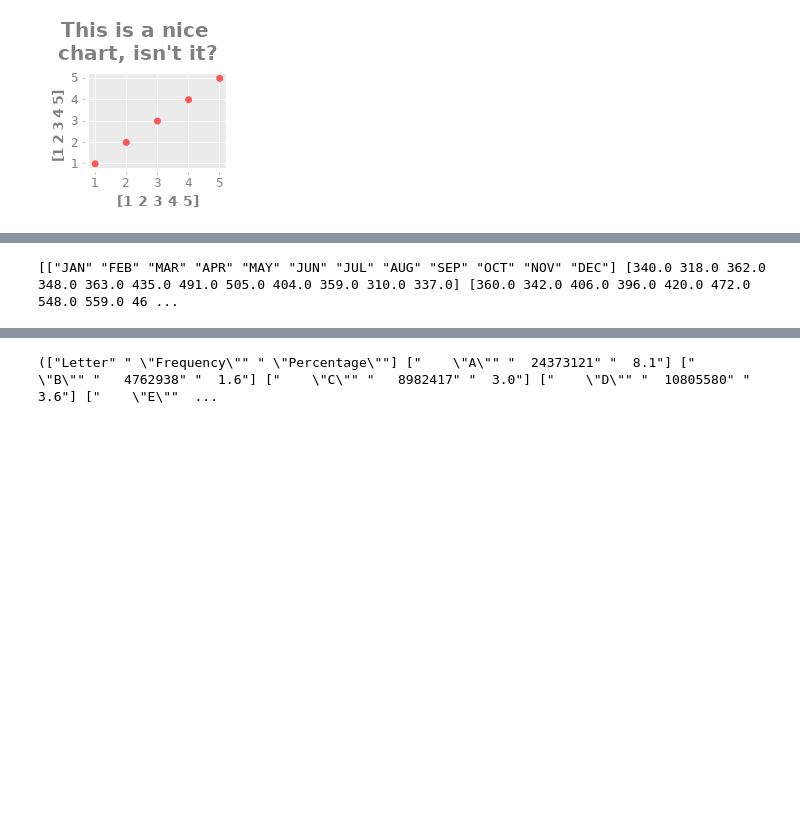
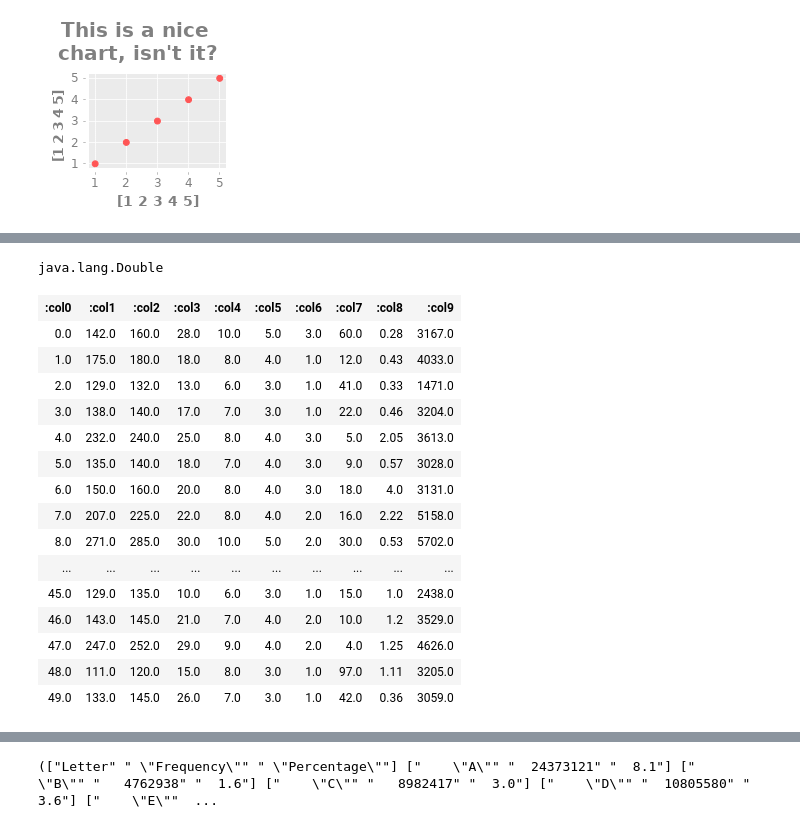
Before and after one commit to jtcbrule/whittemore, a Jupyter notebook: data-tests.ipynb, the cells around one changed output, grey strips where cells are left out. Cells and saved outputs as stored; diff of their text form; code cells hidden in the pictures; blank space fills up the shorter version.

```diff
--- a/data-tests.ipynb
+++ b/data-tests.ipynb
@@ -188,5 +252,24 @@ java.lang.Double
+# %%
+(type (-> tmp :columns (nth 4) first))
+# %% [output]
+java.lang.Double
 # %%
-(:columns tmp)
+(read-dataset "tmp.csv")
 # %% [output]
-[["JAN" "FEB" "MAR" "APR" "MAY" "JUN" "JUL" "AUG" "SEP" "OCT" "NOV" "DEC"] [340.0 318.0 362.0 348.0 363.0 435.0 491.0 505.0 404.0 359.0 310.0 337.0] [360.0 342.0 406.0 396.0 420.0 472.0 548.0 559.0 46 ...
+| :col0 | :col1 | :col2 | :col3 | :col4 | :col5 | :col6 | :col7 | :col8 | :col9 |
+| 0.0 | 142.0 | 160.0 | 28.0 | 10.0 | 5.0 | 3.0 | 60.0 | 0.28 | 3167.0 |
+| 1.0 | 175.0 | 180.0 | 18.0 | 8.0 | 4.0 | 1.0 | 12.0 | 0.43 | 4033.0 |
+| 2.0 | 129.0 | 132.0 | 13.0 | 6.0 | 3.0 | 1.0 | 41.0 | 0.33 | 1471.0 |
+| 3.0 | 138.0 | 140.0 | 17.0 | 7.0 | 3.0 | 1.0 | 22.0 | 0.46 | 3204.0 |
+| 4.0 | 232.0 | 240.0 | 25.0 | 8.0 | 4.0 | 3.0 | 5.0 | 2.05 | 3613.0 |
+| 5.0 | 135.0 | 140.0 | 18.0 | 7.0 | 4.0 | 3.0 | 9.0 | 0.57 | 3028.0 |
+| 6.0 | 150.0 | 160.0 | 20.0 | 8.0 | 4.0 | 3.0 | 18.0 | 4.0 | 3131.0 |
+| 7.0 | 207.0 | 225.0 | 22.0 | 8.0 | 4.0 | 2.0 | 16.0 | 2.22 | 5158.0 |
+| 8.0 | 271.0 | 285.0 | 30.0 | 10.0 | 5.0 | 2.0 | 30.0 | 0.53 | 5702.0 |
+| ... | ... | ... | ... | ... | ... | ... | ... | ... | ... |
+| 45.0 | 129.0 | 135.0 | 10.0 | 6.0 | 3.0 | 1.0 | 15.0 | 1.0 | 2438.0 |
+| 46.0 | 143.0 | 145.0 | 21.0 | 7.0 | 4.0 | 2.0 | 10.0 | 1.2 | 3529.0 |
+| 47.0 | 247.0 | 252.0 | 29.0 | 9.0 | 4.0 | 2.0 | 4.0 | 1.25 | 4626.0 |
+| 48.0 | 111.0 | 120.0 | 15.0 | 8.0 | 3.0 | 1.0 | 97.0 | 1.11 | 3205.0 |
+| 49.0 | 133.0 | 145.0 | 26.0 | 7.0 | 3.0 | 1.0 | 42.0 | 0.36 | 3059.0 |
 # %%
```
Also changed, not shown: parts of 21 cells of this notebook, 3 other files.
